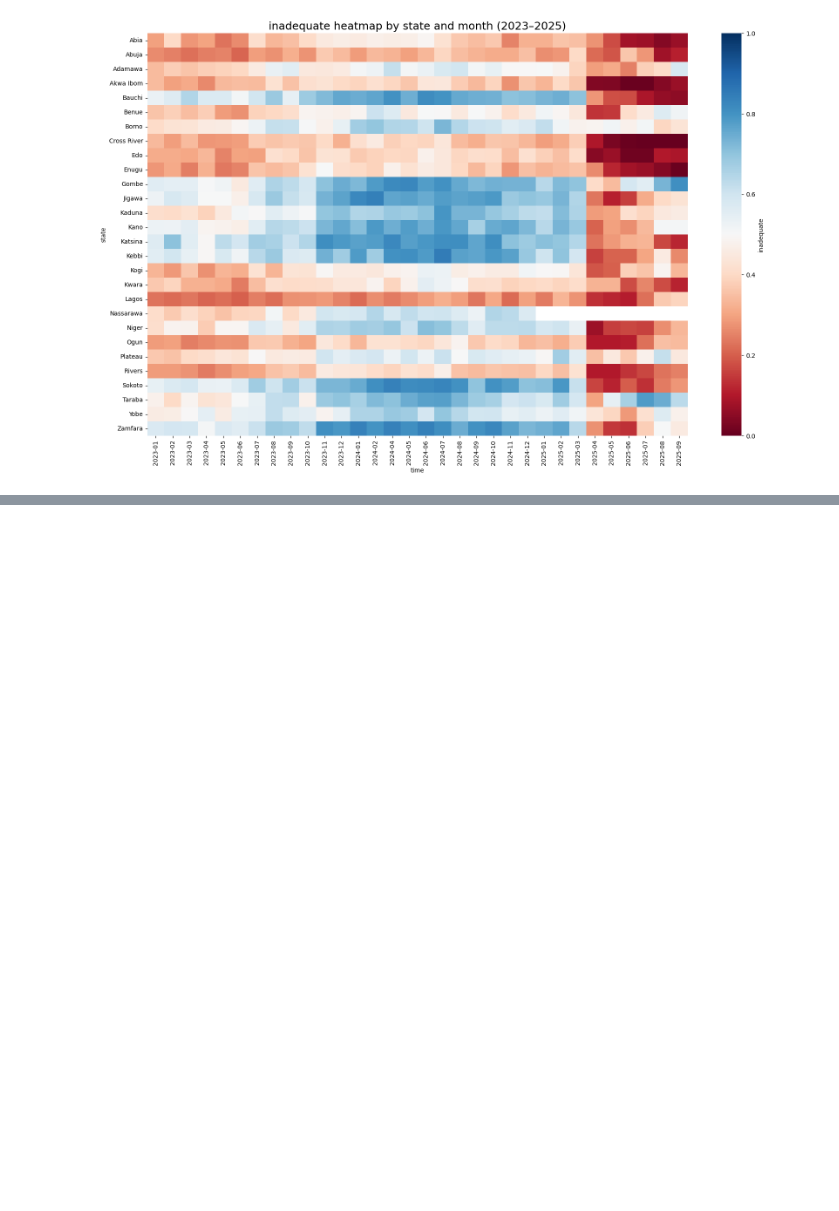
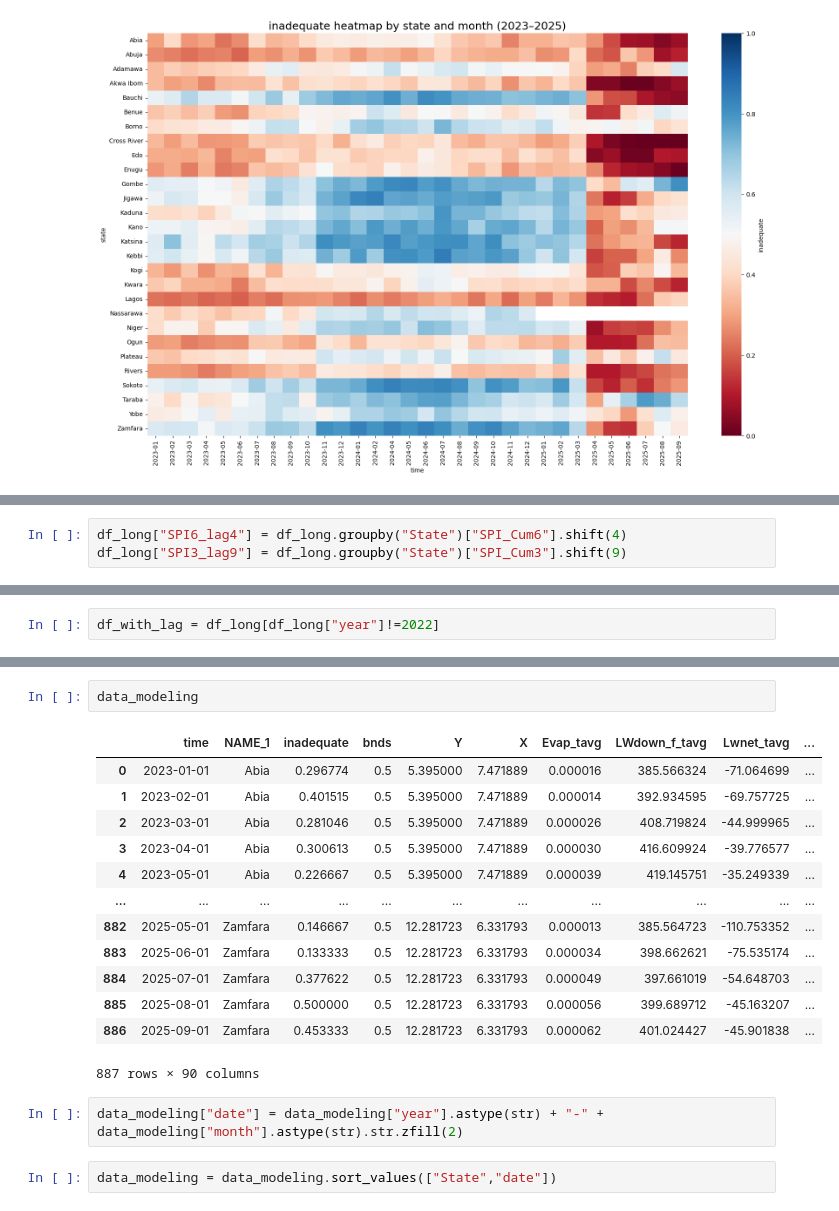
Before and after one commit to tnourlyn/Projet-de-Statapp---WFP-, a Jupyter notebook: SPI_treatement.ipynb, the cells around one changed output, grey strips where cells are left out. Drawn from its saved outputs; the diff is of its cells as text; blank space fills up the shorter version.

```diff
--- a/SPI_treatement.ipynb
+++ b/SPI_treatement.ipynb
@@ -753,0 +762,3 @@ plt.show()
+# %%
+df_long["SPI6_lag4"] = df_long.groupby("State")["SPI_Cum6"].shift(4)
+df_long["SPI3_lag9"] = df_long.groupby("State")["SPI_Cum3"].shift(9)
@@ -753,0 +781,2 @@ plt.show()
+# %%
+df_with_lag = df_long[df_long["year"]!=2022]
@@ -753,0 +804,20 @@ plt.show()
+# %%
+data_modeling
+# %% [output]
+|  | time | NAME_1 | inadequate | bnds | Y | X | Evap_tavg | LWdown_f_tavg | Lwnet_tavg | ... |
+| 0 | 2023-01-01 | Abia | 0.296774 | 0.5 | 5.395000 | 7.471889 | 0.000016 | 385.566324 | -71.064699 | ... |
+| 1 | 2023-02-01 | Abia | 0.401515 | 0.5 | 5.395000 | 7.471889 | 0.000014 | 392.934595 | -69.757725 | ... |
+| 2 | 2023-03-01 | Abia | 0.281046 | 0.5 | 5.395000 | 7.471889 | 0.000026 | 408.719824 | -44.999965 | ... |
+| 3 | 2023-04-01 | Abia | 0.300613 | 0.5 | 5.395000 | 7.471889 | 0.000030 | 416.609924 | -39.776577 | ... |
+| 4 | 2023-05-01 | Abia | 0.226667 | 0.5 | 5.395000 | 7.471889 | 0.000039 | 419.145751 | -35.249339 | ... |
+| ... | ... | ... | ... | ... | ... | ... | ... | ... | ... | ... |
+| 882 | 2025-05-01 | Zamfara | 0.146667 | 0.5 | 12.281723 | 6.331793 | 0.000013 | 385.564723 | -110.753352 | ... |
+| 883 | 2025-06-01 | Zamfara | 0.133333 | 0.5 | 12.281723 | 6.331793 | 0.000034 | 398.662621 | -75.535174 | ... |
+| 884 | 2025-07-01 | Zamfara | 0.377622 | 0.5 | 12.281723 | 6.331793 | 0.000049 | 397.661019 | -54.648703 | ... |
+| 885 | 2025-08-01 | Zamfara | 0.500000 | 0.5 | 12.281723 | 6.331793 | 0.000056 | 399.689712 | -45.163207 | ... |
+| 886 | 2025-09-01 | Zamfara | 0.453333 | 0.5 | 12.281723 | 6.331793 | 0.000062 | 401.024427 | -45.901838 | ... |
+887 rows × 90 columns
+# %%
+data_modeling["date"] = data_modeling["year"].astype(str) + "-" + data_modeling["month"].astype(str).str.zfill(2)
+# %%
+data_modeling = data_modeling.sort_values(["State","date"])
```
Also changed, not shown: parts of 18 cells of this notebook.
